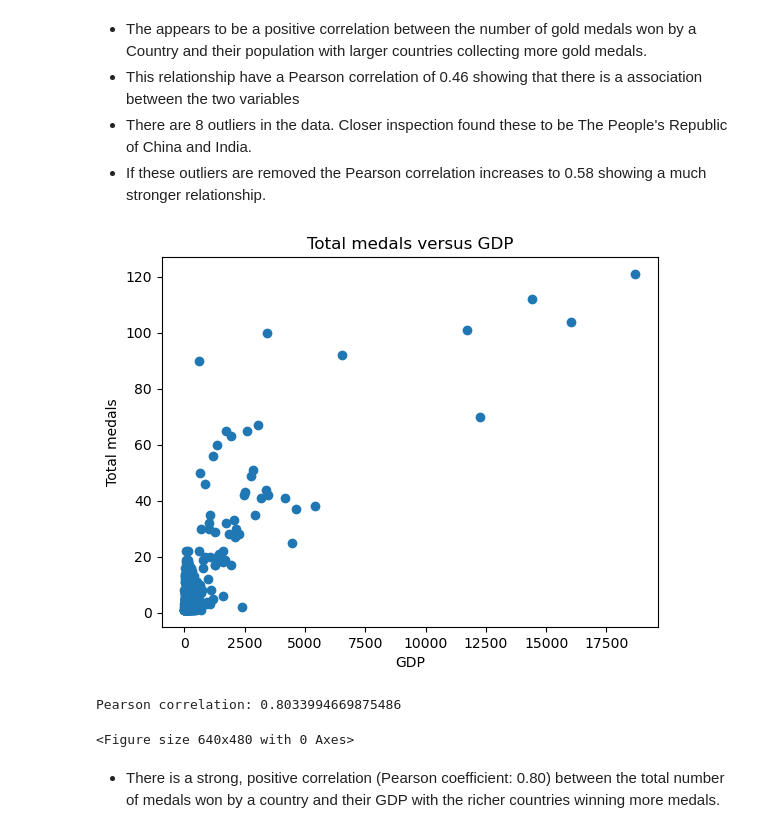
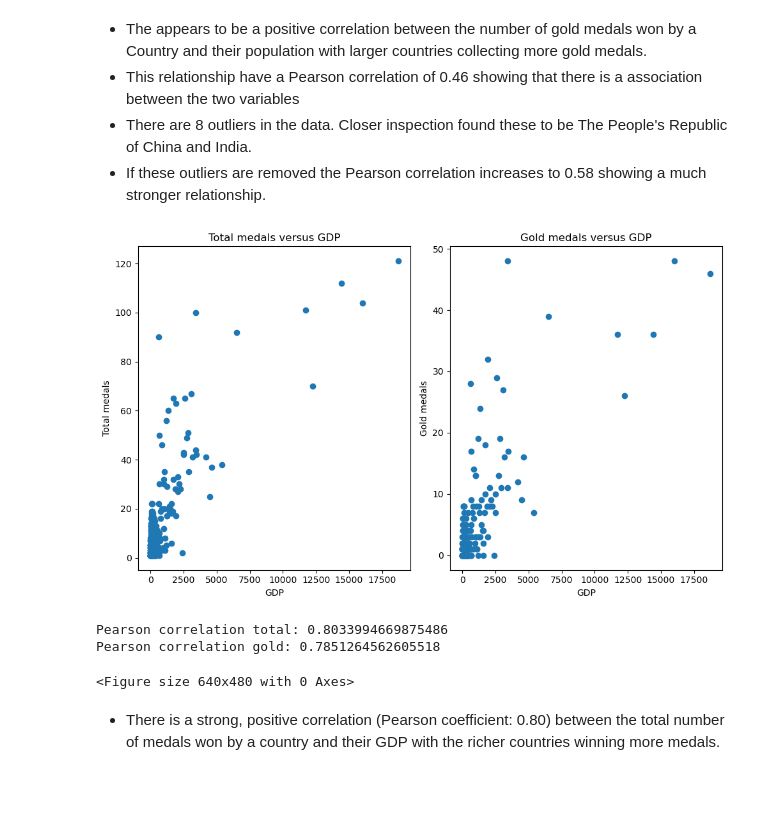
Before and after one commit to catherinekelly33/Portfolio_olympics, a Jupyter notebook: medal_relationships.ipynb, the cells around one changed output. Saved outputs shown, nothing was run; the diff lists cells and outputs as text; code cells hidden in the pictures; blank space fills up the shorter version.

```diff
--- a/medal_relationships.ipynb
+++ b/medal_relationships.ipynb
@@ -208,18 +218,32 @@ Pearson correlation: 0.5810284089785782
 * There are 8 outliers in the data. Closer inspection found these to be The People's Republic of China and India.
 * If these outliers are removed the Pearson correlation increases to 0.58 showing a much stronger relationship.
 # %%
+plt.figure(figsize=(10,6))
+plt.subplot(1,2,1)
 plt.scatter(medals_GDP_population.GDP, medals_GDP_population.total)
 plt.xlabel('GDP')
 plt.ylabel('Total medals')
 plt.title('Total medals versus GDP')
+
+plt.subplot(1,2,2)
+plt.scatter(medals_GDP_population.GDP, medals_GDP_population.gold)
+plt.xlabel('GDP')
+plt.ylabel('Gold medals')
+plt.title('Gold medals versus GDP')
+plt.tight_layout()
+plt.savefig('GDP')
 plt.show()
 plt.clf()
 
 corr, p = pearsonr(medals_GDP_population.GDP, medals_GDP_population.total)
-print('Pearson correlation:', corr)
+print('Pearson correlation total:', corr)
+
+corr, p = pearsonr(medals_GDP_population.GDP, medals_GDP_population.gold)
+print('Pearson correlation gold:', corr)
 # %% [output]
-[figure, old version]
+[figure, new version]
-Pearson correlation: 0.8033994669875486
+Pearson correlation total: 0.8033994669875486
+Pearson correlation gold: 0.7851264562605518
 <Figure size 640x480 with 0 Axes>
 # %% [markdown]
 * There is a strong, positive correlation (Pearson coefficient: 0.80) between the total number of medals won by a country and their GDP with the richer countries winning more medals.
```
Also changed, not shown: parts of 5 cells of this notebook, 16 other files.
